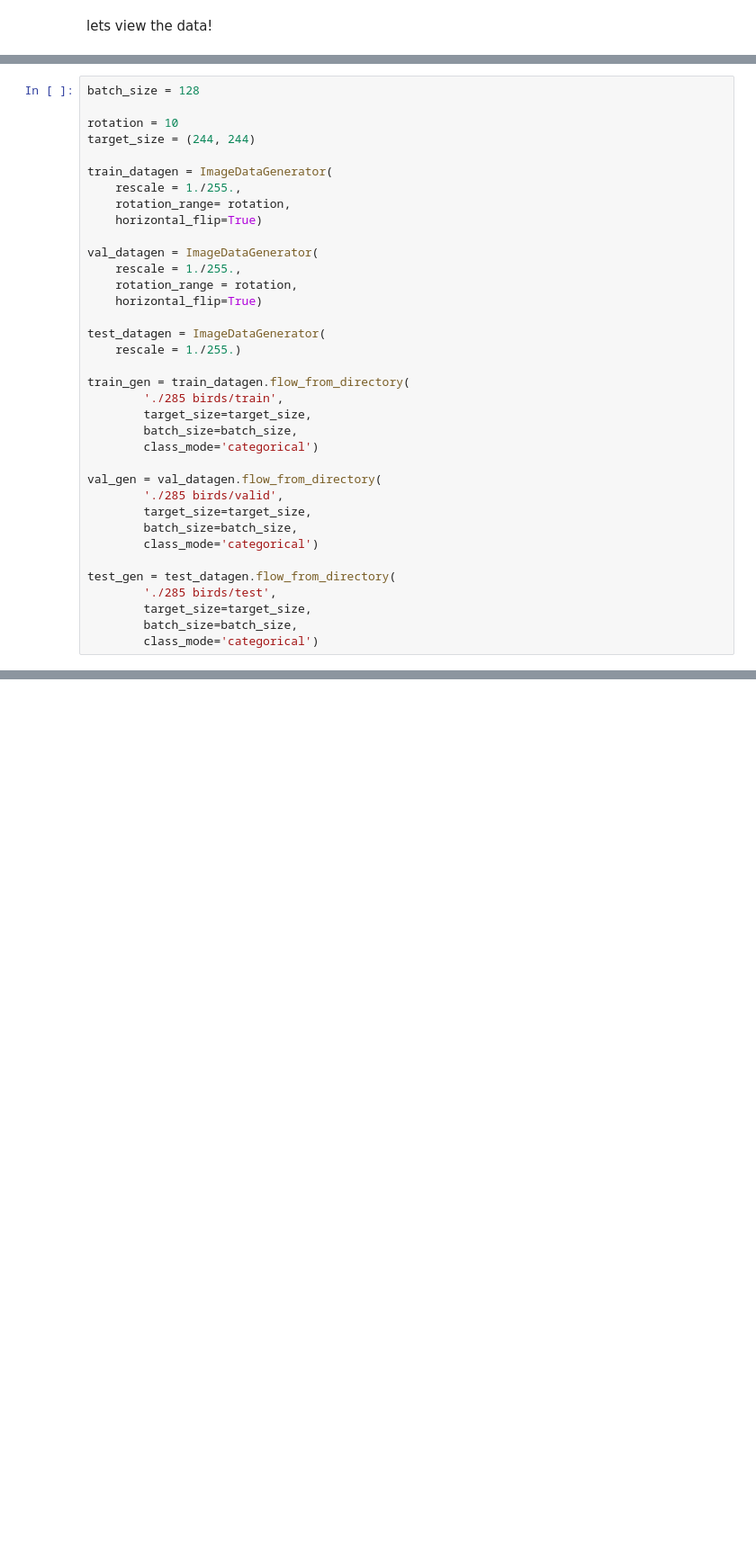
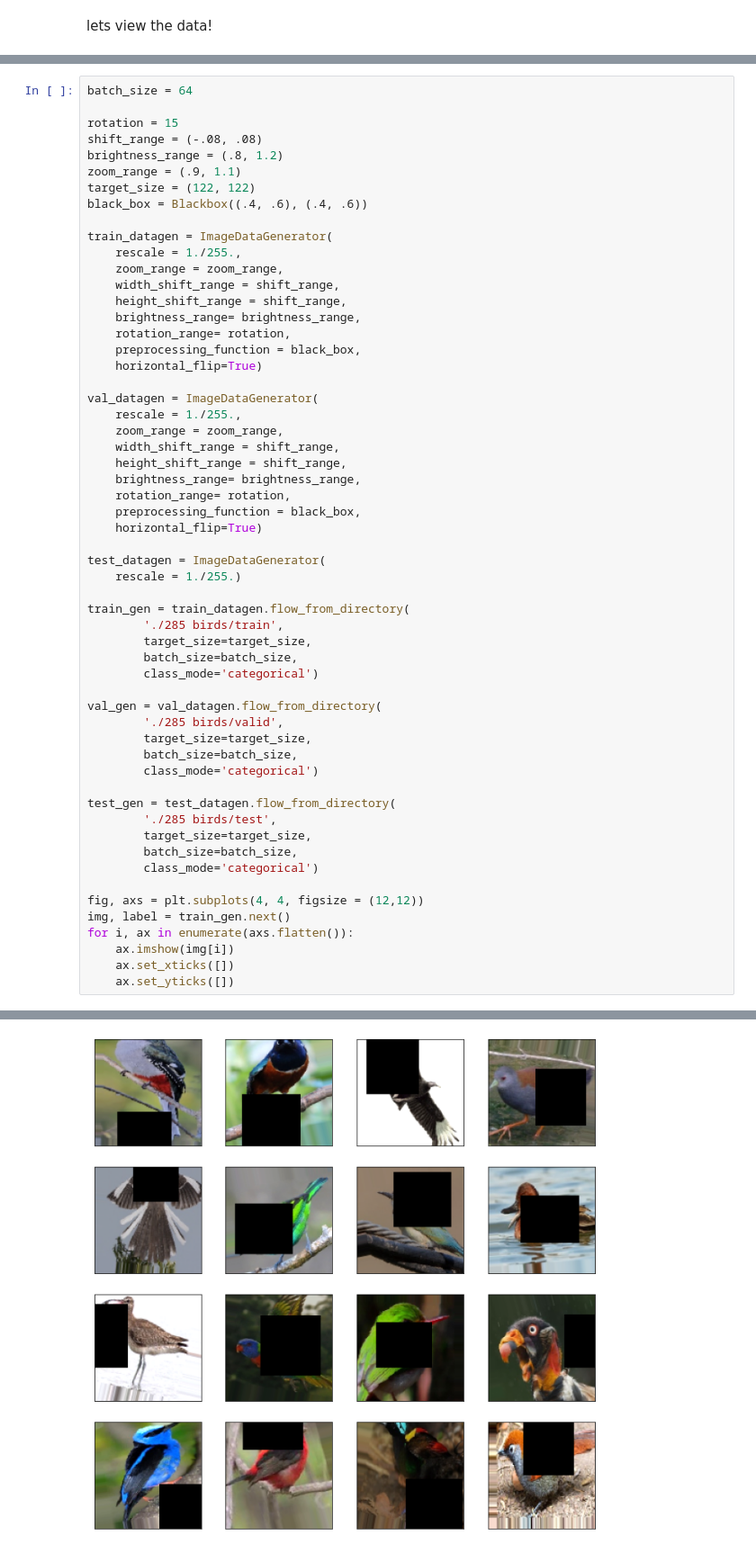
Before and after one commit to electricdarb/DeepLearning, a Jupyter notebook: birdception.ipynb, the cells around one changed output, grey strips where cells are left out. Shown at 90% size. Saved outputs shown, nothing was run; the diff lists cells and outputs as text; blank space fills up the shorter version.

```diff
--- a/birdception.ipynb
+++ b/birdception.ipynb
@@ -37,41 +97,63 @@ I will, however, rescale to size the images between [0, 1], apply a slight 10 de
 # %%
-batch_size = 128
+batch_size = 64
 
-rotation = 10
-target_size = (244, 244)
+rotation = 15
+shift_range = (-.08, .08)
+brightness_range = (.8, 1.2)
+zoom_range = (.9, 1.1)
+target_size = (122, 122)
+black_box = Blackbox((.4, .6), (.4, .6))
 
 train_datagen = ImageDataGenerator(
     rescale = 1./255.,
+    zoom_range = zoom_range,
+    width_shift_range = shift_range,
+    height_shift_range = shift_range,
+    brightness_range= brightness_range,
     rotation_range= rotation,
+    preprocessing_function = black_box,
     horizontal_flip=True)
 
 val_datagen = ImageDataGenerator(
     rescale = 1./255.,
-    rotation_range = rotation,
+    zoom_range = zoom_range,
+    width_shift_range = shift_range,
+    height_shift_range = shift_range,
+    brightness_range= brightness_range,
+    rotation_range= rotation,
+    preprocessing_function = black_box,
     horizontal_flip=True)
 
 test_datagen = ImageDataGenerator(
     rescale = 1./255.)
 
 train_gen = train_datagen.flow_from_directory(
         './285 birds/train',
         target_size=target_size,
         batch_size=batch_size,
         class_mode='categorical')
 
 val_gen = val_datagen.flow_from_directory(
         './285 birds/valid',
         target_size=target_size,
         batch_size=batch_size,
         class_mode='categorical')
 
 test_gen = test_datagen.flow_from_directory(
         './285 birds/test',
         target_size=target_size,
         batch_size=batch_size,
         class_mode='categorical')
+
+fig, axs = plt.subplots(4, 4, figsize = (12,12))
+img, label = train_gen.next()
+for i, ax in enumerate(axs.flatten()):
+    ax.imshow(img[i])
+    ax.set_xticks([])
+    ax.set_yticks([])
 # %% [output]
 Found 40930 images belonging to 285 classes.
 Found 1425 images belonging to 285 classes.
 Found 1425 images belonging to 285 classes.
+[figure, added]
 # %% [markdown]
```
Also changed, not shown: parts of 14 cells of this notebook.
